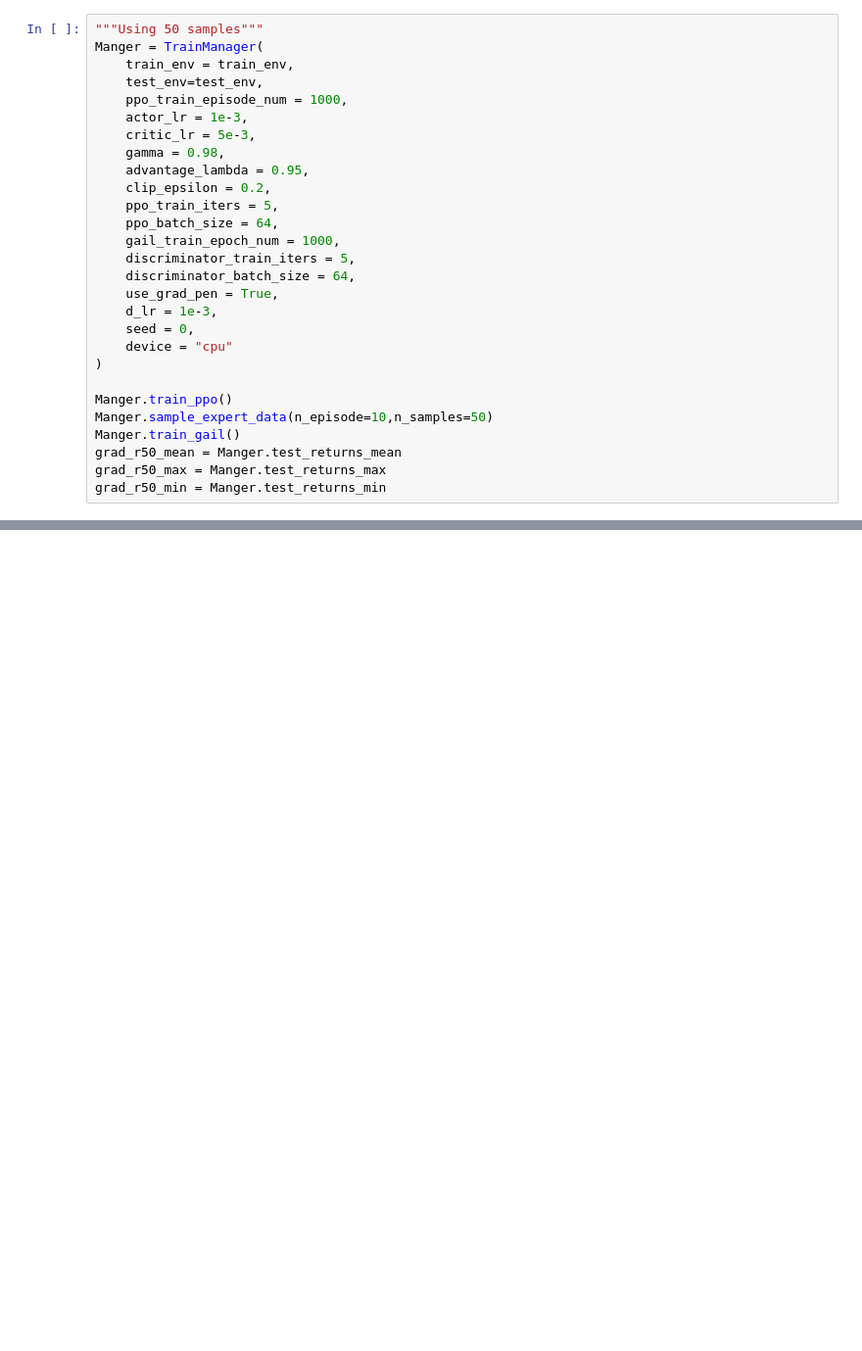
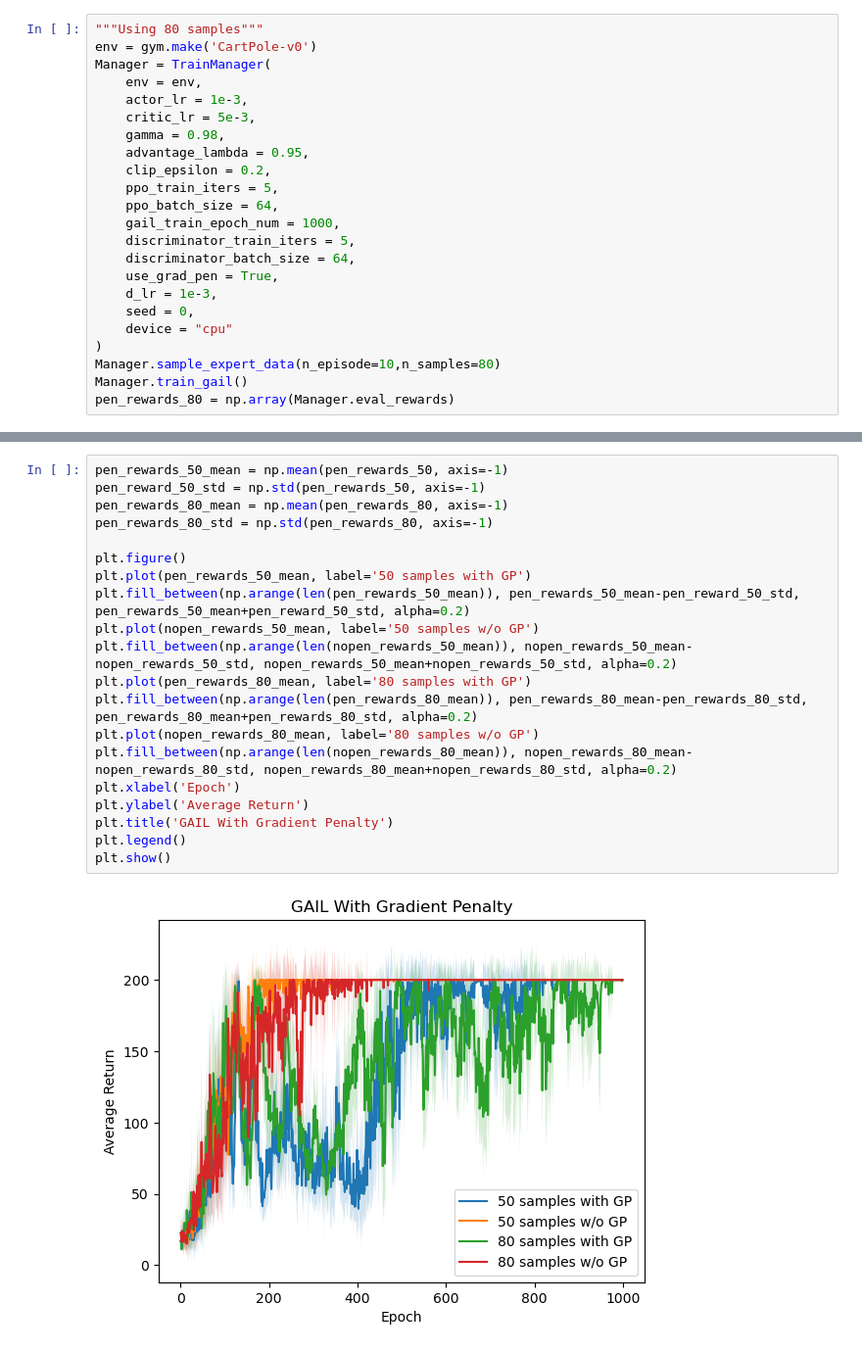
Before and after one commit to RanZhu1989/RL_PlayGround, a Jupyter notebook: Imitation_Learning/GAIL.ipynb, the cells around one changed output, grey strips where cells are left out. Shown: that part at 98% size. Saved outputs shown, nothing was run; the diff lists cells and outputs as text; blank space fills up the shorter version.

```diff
--- a/Imitation_Learning/GAIL.ipynb
+++ b/Imitation_Learning/GAIL.ipynb
@@ -696,9 +654,8 @@ grad_r80_min = Manger.test_returns_min
 # %%
-"""Using 50 samples"""
-Manger = TrainManager(
-    train_env = train_env,
-    test_env=test_env,
-    ppo_train_episode_num = 1000,
+"""Using 80 samples"""
+env = gym.make('CartPole-v0')
+Manager = TrainManager(
+    env = env,
     actor_lr = 1e-3,
     critic_lr = 5e-3,
     gamma = 0.98,
@@ -714,10 +671,6 @@ Manger = TrainManager(
     seed = 0,
     device = "cpu"
 )
-
-Manger.train_ppo()
-Manger.sample_expert_data(n_episode=10,n_samples=50)
-Manger.train_gail()
-grad_r50_mean = Manger.test_returns_mean
-grad_r50_max = Manger.test_returns_max
-grad_r50_min = Manger.test_returns_min
+Manager.sample_expert_data(n_episode=10,n_samples=80)
+Manager.train_gail()
+pen_rewards_80 = np.array(Manager.eval_rewards)
@@ -739,0 +677,22 @@ plt.show()
+# %%
+pen_rewards_50_mean = np.mean(pen_rewards_50, axis=-1)
+pen_reward_50_std = np.std(pen_rewards_50, axis=-1)
+pen_rewards_80_mean = np.mean(pen_rewards_80, axis=-1)
+pen_rewards_80_std = np.std(pen_rewards_80, axis=-1)
+
+plt.figure()
+plt.plot(pen_rewards_50_mean, label='50 samples with GP')
+plt.fill_between(np.arange(len(pen_rewards_50_mean)), pen_rewards_50_mean-pen_reward_50_std, pen_rewards_50_mean+pen_reward_50_std, alpha=0.2)
+plt.plot(nopen_rewards_50_mean, label='50 samples w/o GP')
+plt.fill_between(np.arange(len(nopen_rewards_50_mean)), nopen_rewards_50_mean-nopen_rewards_50_std, nopen_rewards_50_mean+nopen_rewards_50_std, alpha=0.2)
+plt.plot(pen_rewards_80_mean, label='80 samples with GP')
+plt.fill_between(np.arange(len(pen_rewards_80_mean)), pen_rewards_80_mean-pen_rewards_80_std, pen_rewards_80_mean+pen_rewards_80_std, alpha=0.2)
+plt.plot(nopen_rewards_80_mean, label='80 samples w/o GP')
+plt.fill_between(np.arange(len(nopen_rewards_80_mean)), nopen_rewards_80_mean-nopen_rewards_80_std, nopen_rewards_80_mean+nopen_rewards_80_std, alpha=0.2)
+plt.xlabel('Epoch')
+plt.ylabel('Average Return')
+plt.title('GAIL With Gradient Penalty')
+plt.legend()
+plt.show()
+# %% [output]
+[figure, added]
```
Also changed, not shown: parts of 17 cells of this notebook, 29 other files.
